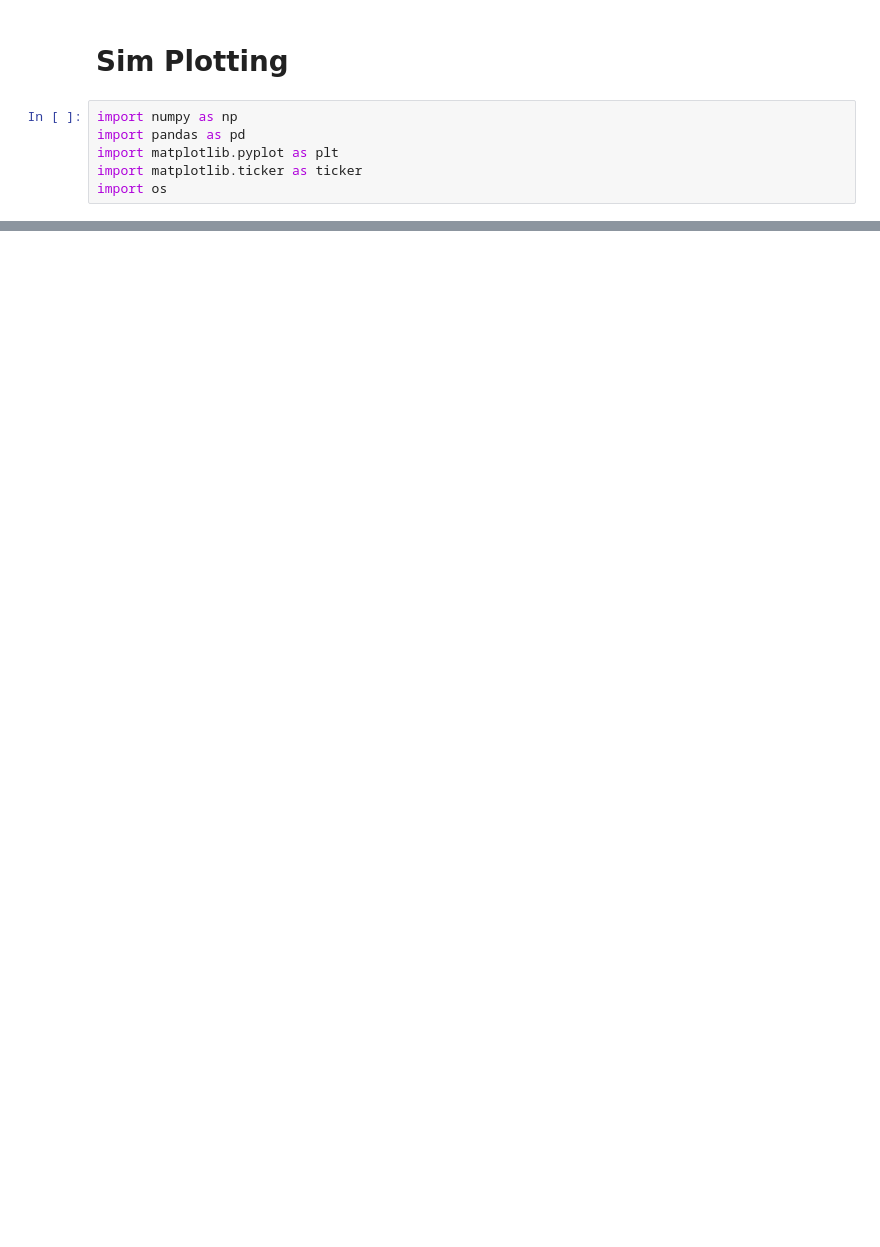
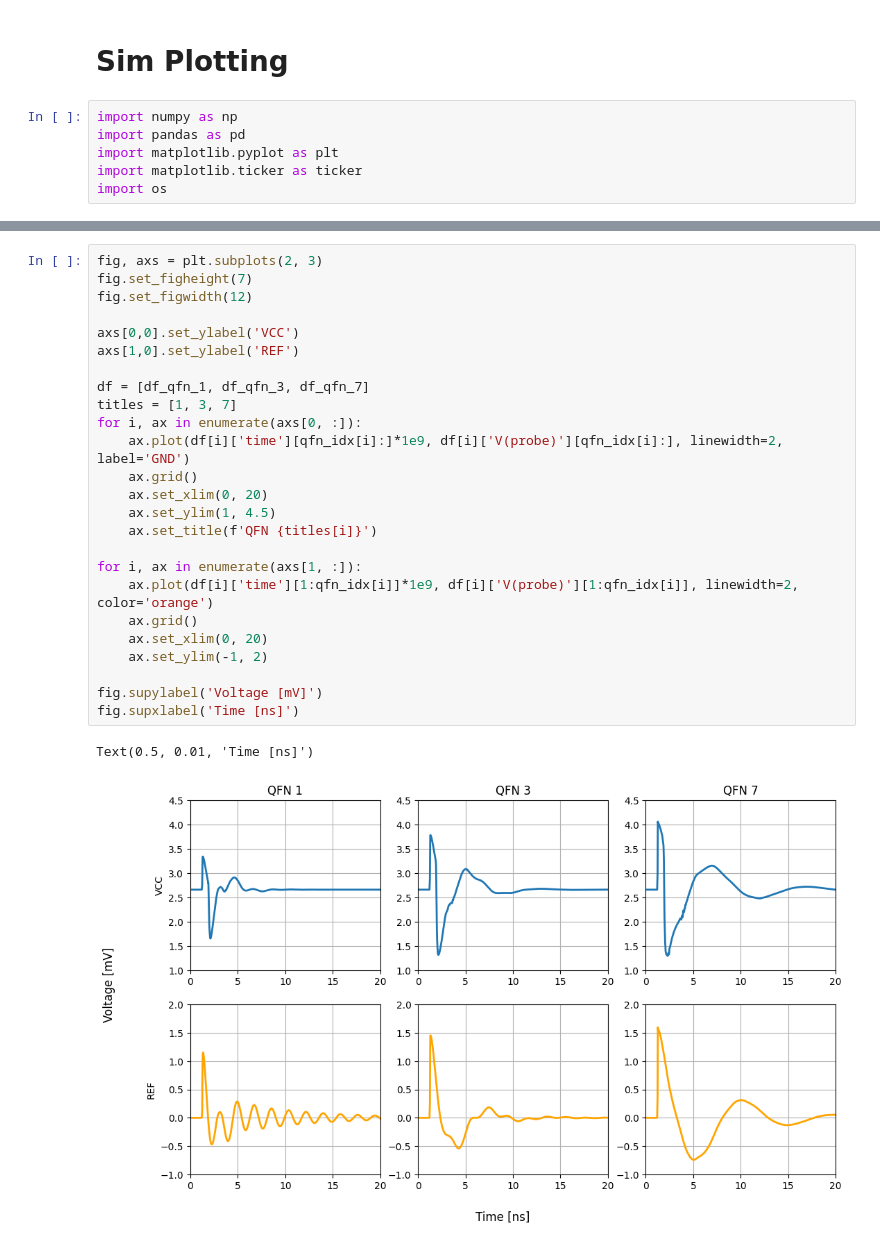
Before and after one commit to Ponti17/ehsd-lab-2, a Jupyter notebook: notebooks/sim_plot.ipynb, the cells around one changed output, grey strips where cells are left out. Saved outputs shown, nothing was run; the diff lists cells and outputs as text; blank space fills up the shorter version.

Commit message:
update sim plot

```diff
--- a/notebooks/sim_plot.ipynb
+++ b/notebooks/sim_plot.ipynb
@@ -108,0 +52,28 @@ print(f'Broadside FEXT: {broadside_min_fext()}')
+# %%
+fig, axs = plt.subplots(2, 3)
+fig.set_figheight(7)
+fig.set_figwidth(12)
+
+axs[0,0].set_ylabel('VCC')
+axs[1,0].set_ylabel('REF')
+
+df = [df_qfn_1, df_qfn_3, df_qfn_7]
+titles = [1, 3, 7]
+for i, ax in enumerate(axs[0, :]):
+    ax.plot(df[i]['time'][qfn_idx[i]:]*1e9, df[i]['V(probe)'][qfn_idx[i]:], linewidth=2, label='GND')
+    ax.grid()
+    ax.set_xlim(0, 20)
+    ax.set_ylim(1, 4.5)
+    ax.set_title(f'QFN {titles[i]}')
+
+for i, ax in enumerate(axs[1, :]):
+    ax.plot(df[i]['time'][1:qfn_idx[i]]*1e9, df[i]['V(probe)'][1:qfn_idx[i]], linewidth=2, color='orange')
+    ax.grid()
+    ax.set_xlim(0, 20)
+    ax.set_ylim(-1, 2)
+
+fig.supylabel('Voltage [mV]')
+fig.supxlabel('Time [ns]')
+# %% [output]
+Text(0.5, 0.01, 'Time [ns]')
+[figure, added]
```
Also changed, not shown: parts of 5 cells of this notebook.
